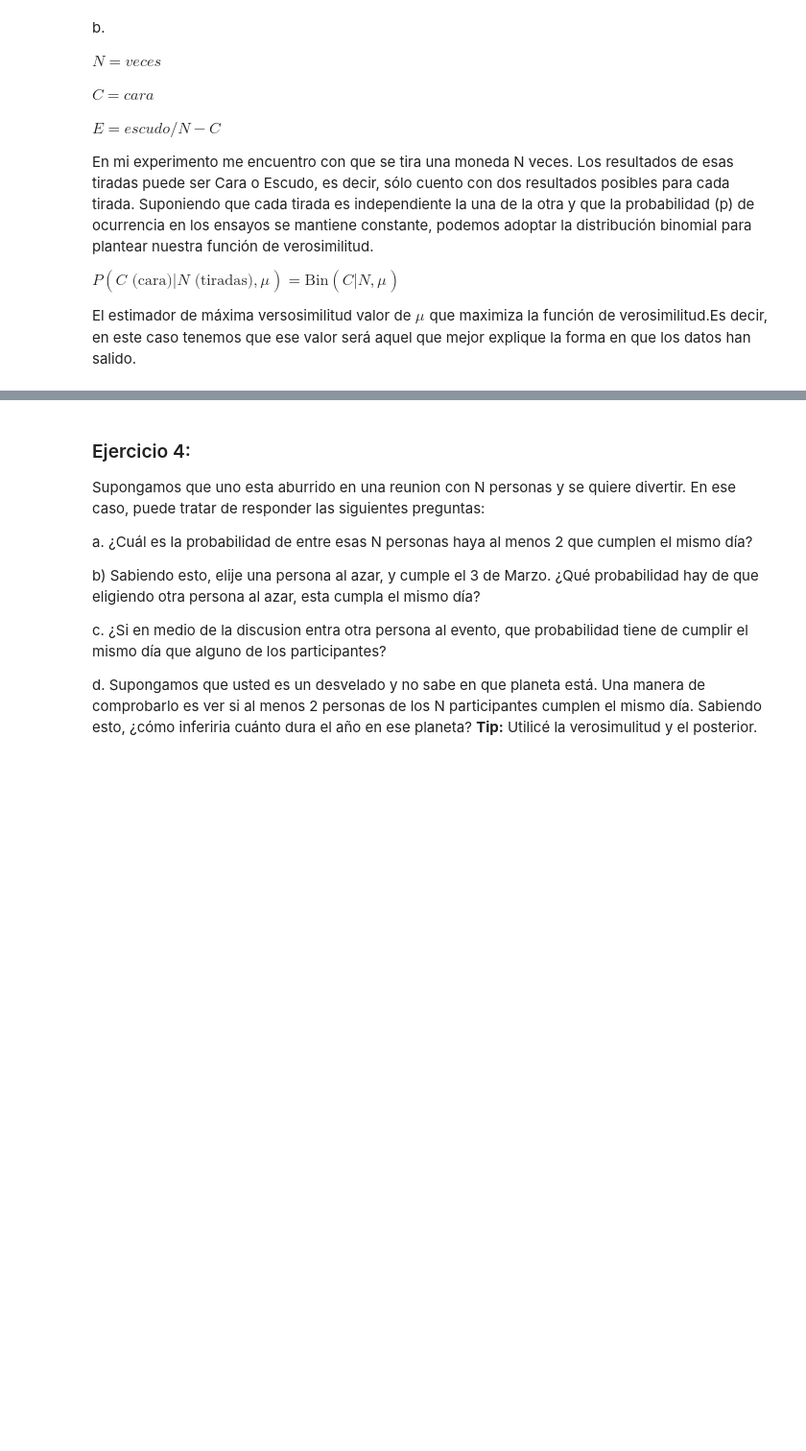
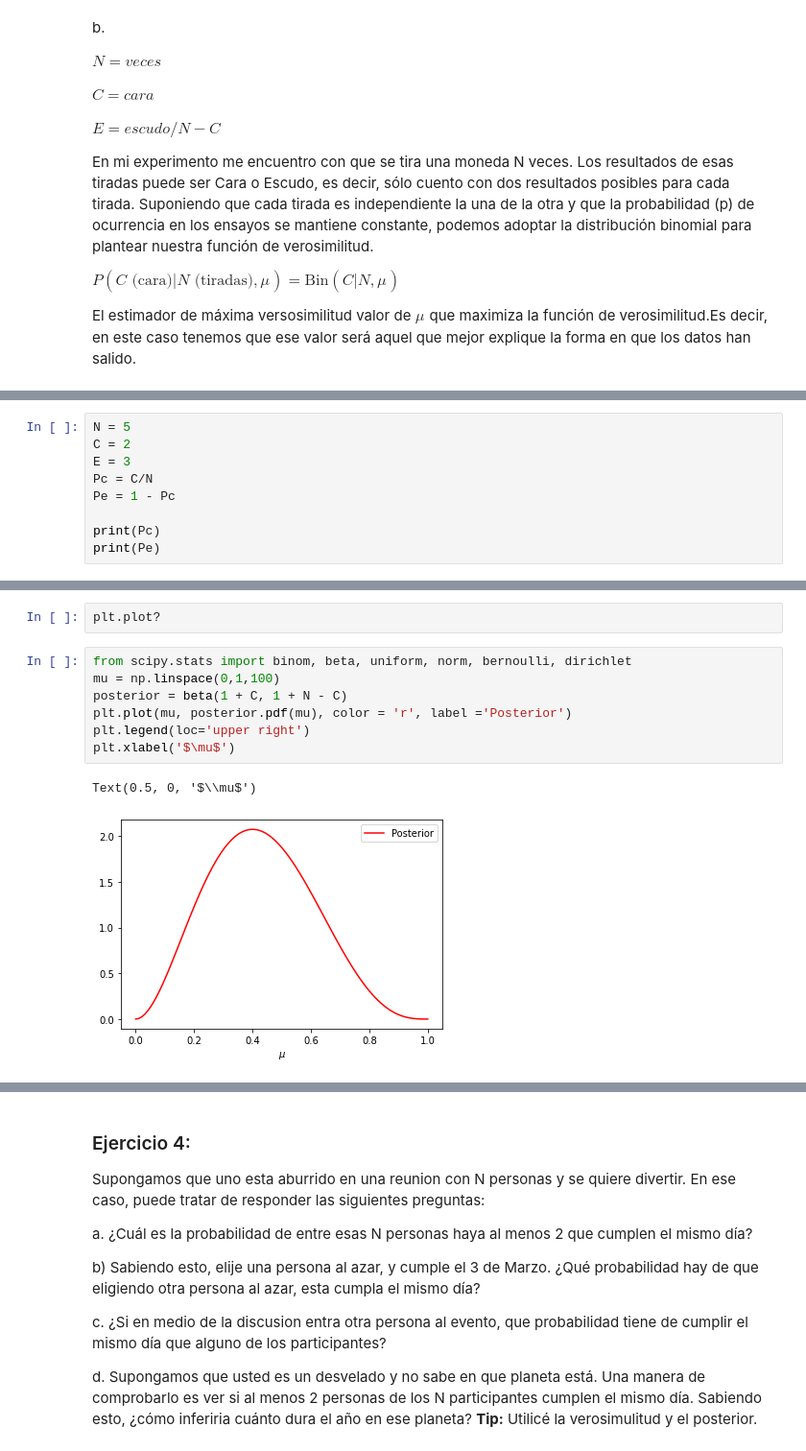
Before and after one commit to agustinfernandez/ML-UNSAM, a Jupyter notebook: Ejercicios_02_InferenciaBayesiana.ipynb, the cells around one changed output, grey strips where cells are left out. Shown: that part at 96% size. Cells and saved outputs as stored; diff of their text form; blank space fills up the shorter version.

```diff
--- a/Ejercicios_02_InferenciaBayesiana.ipynb
+++ b/Ejercicios_02_InferenciaBayesiana.ipynb
@@ -154,0 +162,9 @@ El estimador de máxima versosimilitud valor de $\mu_{}$ que maximiza la funció
+# %%
+N = 5
+C = 2
+E = 3
+Pc = C/N
+Pe = 1 - Pc
+
+print(Pc)
+print(Pe)
@@ -154,0 +184,12 @@ El estimador de máxima versosimilitud valor de $\mu_{}$ que maximiza la funció
+# %%
+plt.plot?
+# %%
+from scipy.stats import binom, beta, uniform, norm, bernoulli, dirichlet
+mu = np.linspace(0,1,100)
+posterior = beta(1 + C, 1 + N - C)
+plt.plot(mu, posterior.pdf(mu), color = 'r', label ='Posterior')
+plt.legend(loc='upper right')
+plt.xlabel('$\mu$')
+# %% [output]
+Text(0.5, 0, '$\\mu$')
+[figure, added]
```
Also changed, not shown: parts of 6 cells of this notebook.
